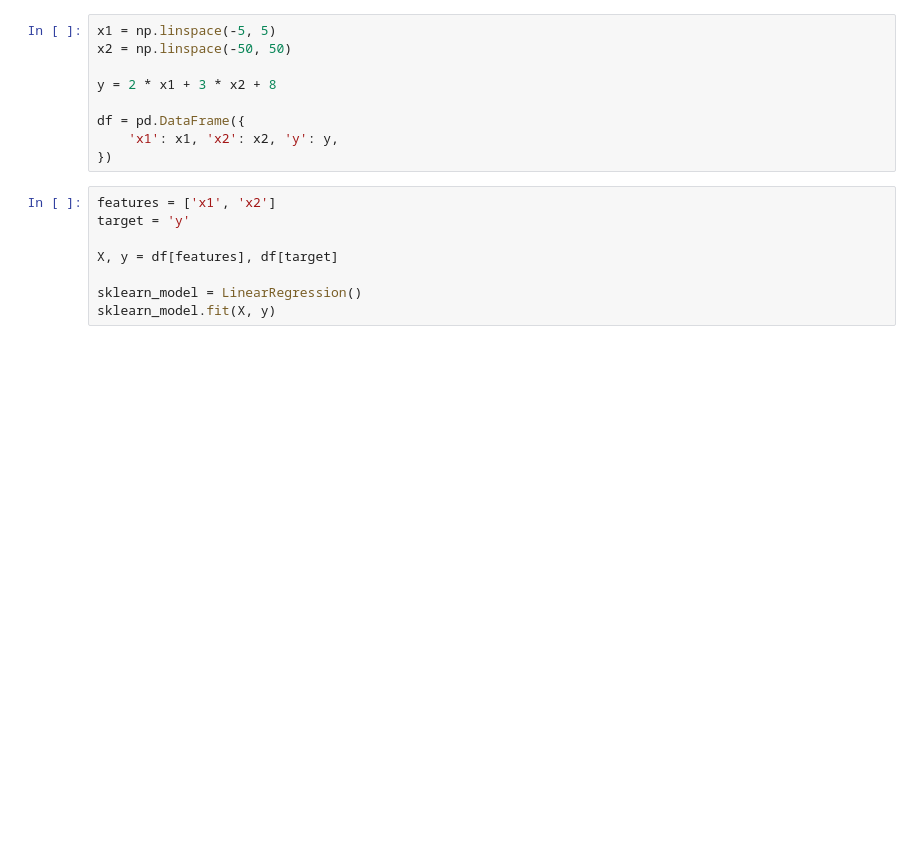
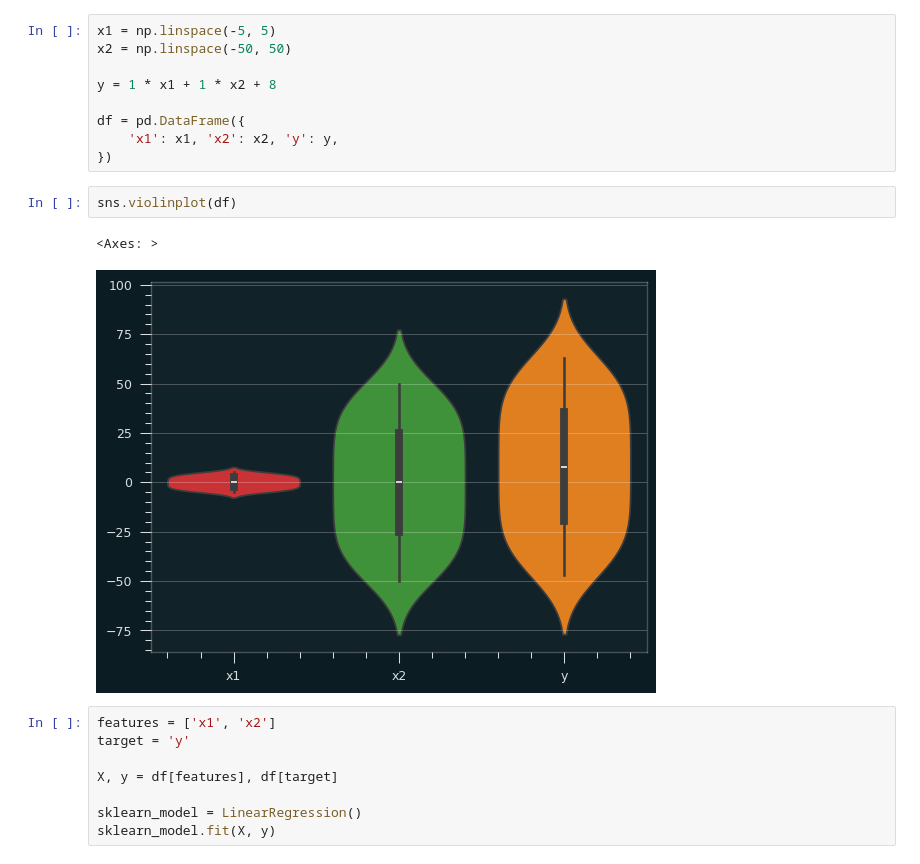
Before and after one commit to RohitMugalya/Learner-s-Garden, a Jupyter notebook: practice notebooks/data normalization.ipynb, the cells around one changed output. Saved outputs shown, nothing was run; the diff lists cells and outputs as text; blank space fills up the shorter version.

```diff
--- a/practice notebooks/data normalization.ipynb
+++ b/practice notebooks/data normalization.ipynb
@@ -19,11 +64,16 @@ pd.options.display.float_format = "{:.2f}".format
 x1 = np.linspace(-5, 5)
 x2 = np.linspace(-50, 50)
 
-y = 2 * x1 + 3 * x2 + 8
+y = 1 * x1 + 1 * x2 + 8
 
 df = pd.DataFrame({
     'x1': x1, 'x2': x2, 'y': y,
 })
+# %%
+sns.violinplot(df)
+# %% [output]
+<Axes: >
+[figure, added]
 # %%
 features = ['x1', 'x2']
 target = 'y'
```
Also changed, not shown: parts of 6 cells of this notebook.
